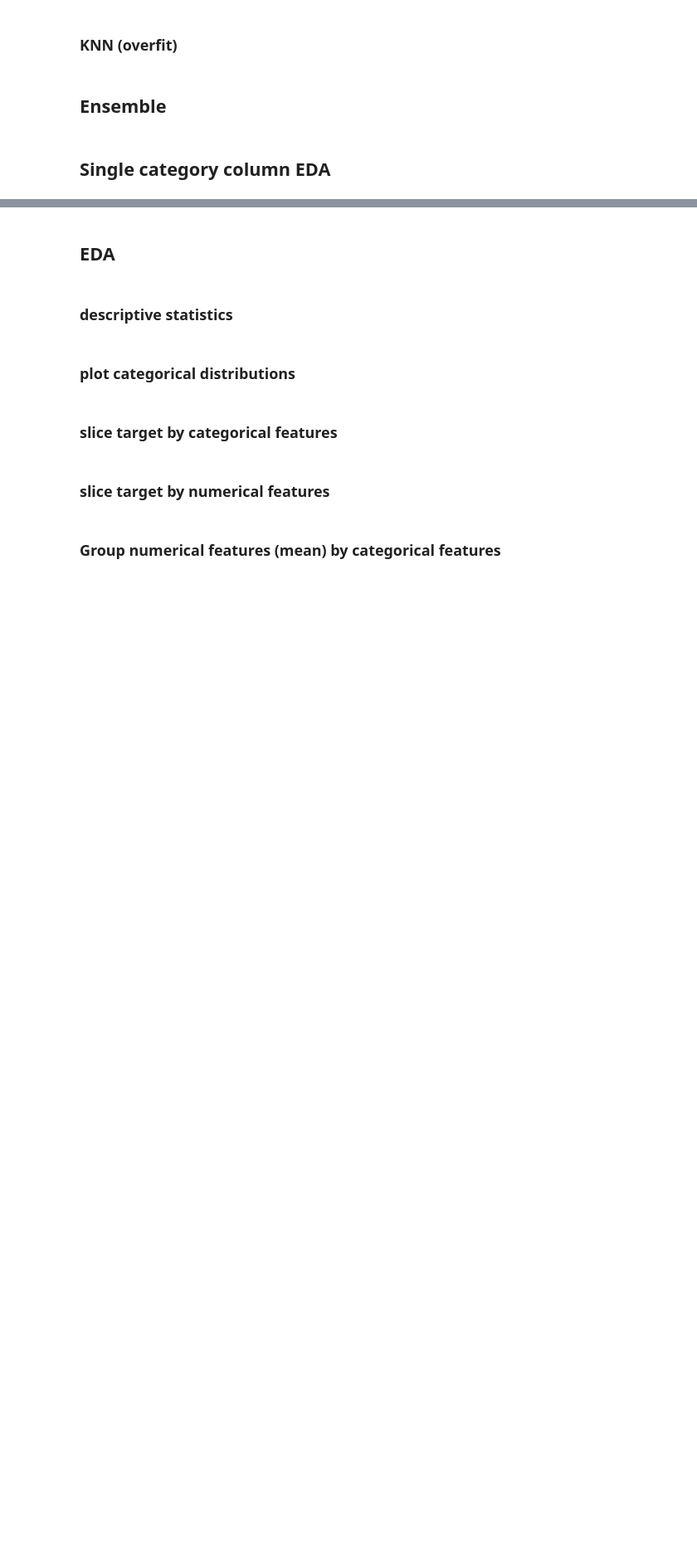
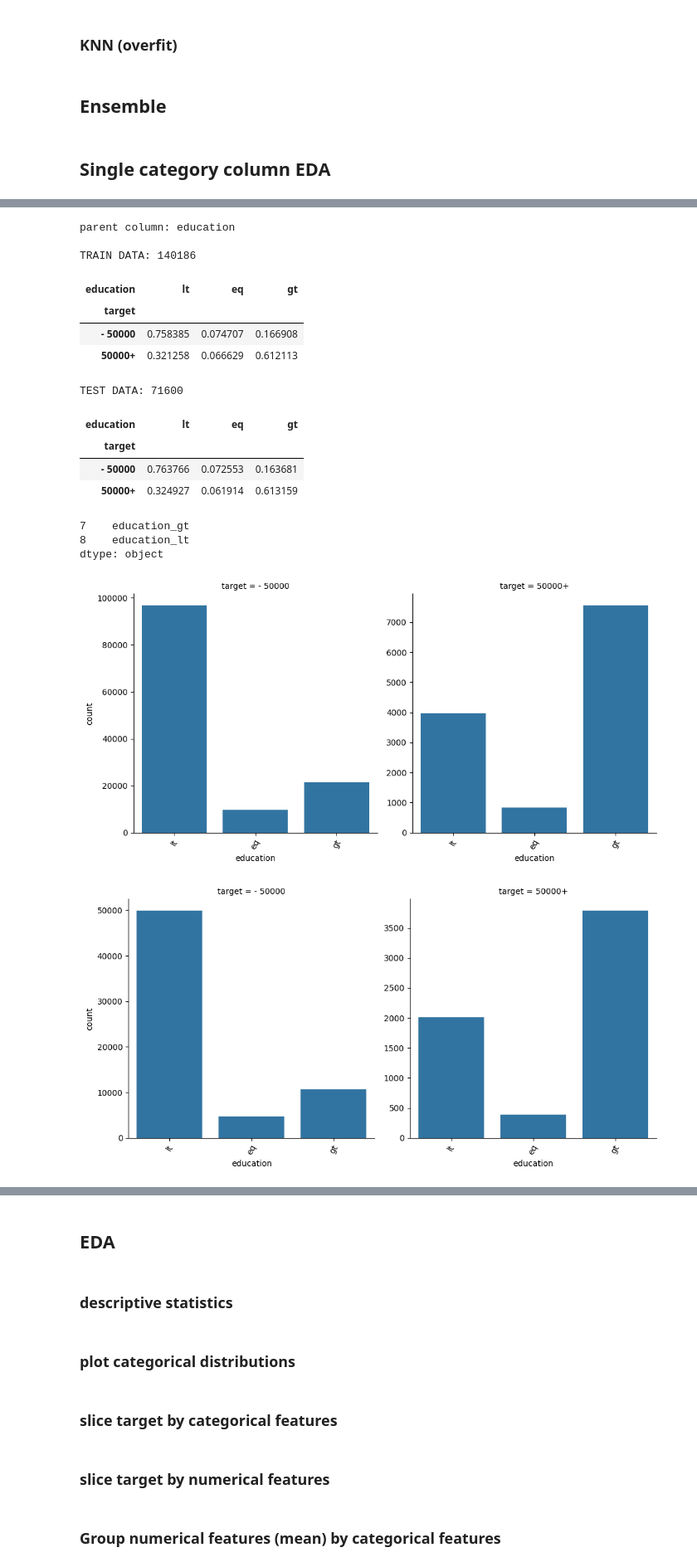
Before and after one commit to devBorbot/census_income, a Jupyter notebook: census_income.ipynb, the cells around one changed output, grey strips where cells are left out. Shown at 83% size. Saved outputs shown, nothing was run; the diff lists cells and outputs as text; code cells hidden in the pictures; blank space fills up the shorter version.

```diff
--- a/census_income.ipynb
+++ b/census_income.ipynb
@@ -479,31 +626,49 @@ pd.Series(cols)
 # %%
-n=9
+n=3
 for col in cols[n:n+1]:
     print(f"parent column: {col}\n")
     ct = categorical_target_eda(dataframe=df_train1, column=col, plot=False)
     s = ct["50000+"] - ct["- 50000"]
 
     remap = {}
     threshold = 0.01
     for category, value in zip(s.index, s):
         if value > threshold:
             remap[category] = "gt"
         elif value < -threshold:
             remap[category] = "lt"
         else:
             remap[category] = "eq"
 
     df_train_remap = remap_cat_column(dataframe=df_train1, column=col, remap=remap)
     ct = categorical_target_eda(dataframe=df_train_remap, column=col, order=["lt", "eq", "gt"], plot=True)
     print(f"TRAIN DATA: {df_train1.shape[0]}")
     display(ct.T.loc[:, ["lt", "eq", "gt"]])
 
     df_test_remap = remap_cat_column(dataframe=df_test1, column=col, remap=remap)
     ct = categorical_target_eda(dataframe=df_test_remap, column=col, order=["lt", "eq", "gt"], plot=True)
     print(f"\nTEST DATA: {df_test1.shape[0]}")
     display(ct.T.loc[:, ["lt", "eq", "gt"]])
 
     print(selected_features_series[selected_features_series.str.contains(col)])
+# %% [output]
+parent column: education
+
+TRAIN DATA: 140186
+| education | lt | eq | gt |
+| target |  |  |  |
+| - 50000 | 0.758385 | 0.074707 | 0.166908 |
+| 50000+ | 0.321258 | 0.066629 | 0.612113 |
+TEST DATA: 71600
+| education | lt | eq | gt |
+| target |  |  |  |
+| - 50000 | 0.763766 | 0.072553 | 0.163681 |
+| 50000+ | 0.324927 | 0.061914 | 0.613159 |
+7    education_gt
+8    education_lt
+dtype: object
+[figure, added]
+[figure, added]
 # %% [markdown]
 - reason for unemployment
 - family members under 18
```
Also changed, not shown: parts of 17 cells of this notebook.
